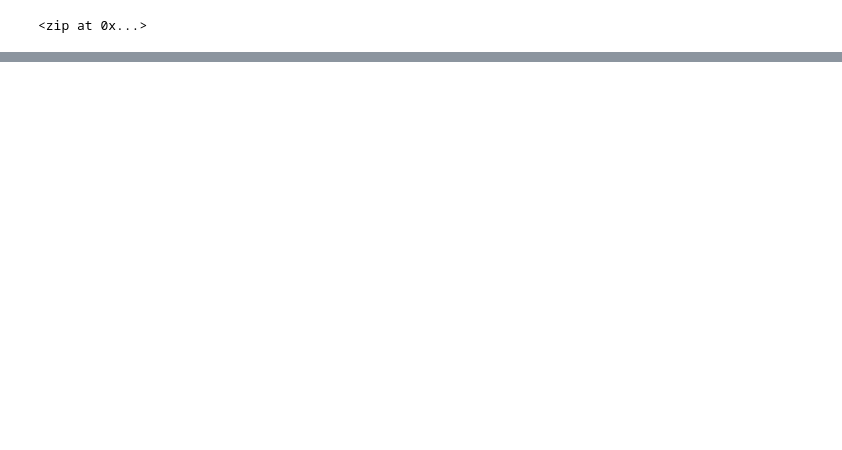
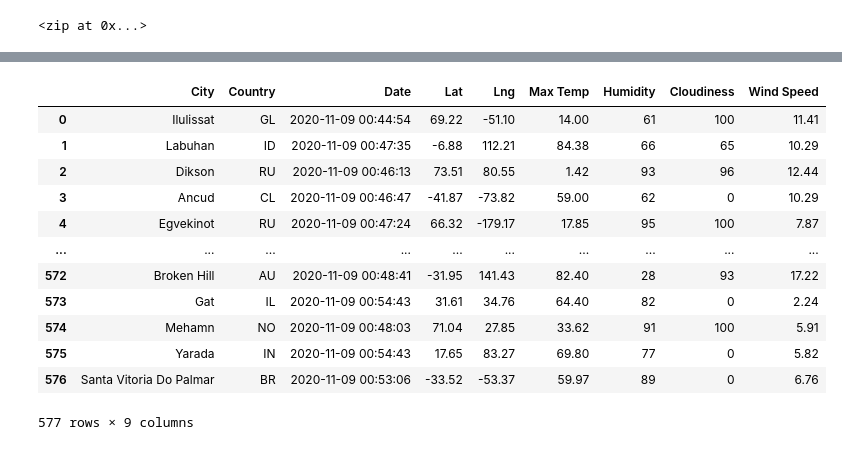
Before and after one commit to 67owilliams/World_Weather_Analysis, a Jupyter notebook: WeatherPy.ipynb, the cells around one changed output, grey strips where cells are left out. Saved outputs shown, nothing was run; the diff lists cells and outputs as text; code cells hidden in the pictures; blank space fills up the shorter version.

Commit message:
adding weather_data

```diff
--- a/WeatherPy.ipynb
+++ b/WeatherPy.ipynb
@@ -57,0 +58,13 @@ len(cities)
+# %%
+# Import the requests library.
+import requests
+
+# Import the API key.
+from config import weather_api_key
+
+# Import the datetime module from the datetime library.
+from datetime import datetime
+
+# Starting URL for Weather Map API Call.
+url = "http://api.openweathermap.org/data/2.5/weather?units=Imperial&APPID=" + weather_api_key
+print(url)
@@ -57,0 +161,4 @@ len(cities)
+# %%
+# Convert the array of dictionaries to a Pandas DataFrame.
+city_data_df = pd.DataFrame(city_data)
+city_data_df.head(10)
@@ -57,0 +177,18 @@ len(cities)
+# %%
+new_column_order = ["City", "Country", "Date", "Lat", "Lng", "Max Temp", "Humidity", "Cloudiness", "Wind Speed"]
+city_data_df = city_data_df[new_column_order]
+city_data_df
+# %% [output]
+|  | City | Country | Date | Lat | Lng | Max Temp | Humidity | Cloudiness | Wind Speed |
+| 0 | Ilulissat | GL | 2020-11-09 00:44:54 | 69.22 | -51.10 | 14.00 | 61 | 100 | 11.41 |
+| 1 | Labuhan | ID | 2020-11-09 00:47:35 | -6.88 | 112.21 | 84.38 | 66 | 65 | 10.29 |
+| 2 | Dikson | RU | 2020-11-09 00:46:13 | 73.51 | 80.55 | 1.42 | 93 | 96 | 12.44 |
+| 3 | Ancud | CL | 2020-11-09 00:46:47 | -41.87 | -73.82 | 59.00 | 62 | 0 | 10.29 |
+| 4 | Egvekinot | RU | 2020-11-09 00:47:24 | 66.32 | -179.17 | 17.85 | 95 | 100 | 7.87 |
+| ... | ... | ... | ... | ... | ... | ... | ... | ... | ... |
+| 572 | Broken Hill | AU | 2020-11-09 00:48:41 | -31.95 | 141.43 | 82.40 | 28 | 93 | 17.22 |
+| 573 | Gat | IL | 2020-11-09 00:54:43 | 31.61 | 34.76 | 64.40 | 82 | 0 | 2.24 |
+| 574 | Mehamn | NO | 2020-11-09 00:48:03 | 71.04 | 27.85 | 33.62 | 91 | 100 | 5.91 |
+| 575 | Yarada | IN | 2020-11-09 00:54:43 | 17.65 | 83.27 | 69.80 | 77 | 0 | 5.82 |
+| 576 | Santa Vitoria Do Palmar | BR | 2020-11-09 00:53:06 | -33.52 | -53.37 | 59.97 | 89 | 0 | 6.76 |
+577 rows × 9 columns
```
Also changed, not shown: parts of 6 cells of this notebook, 2 other files.
